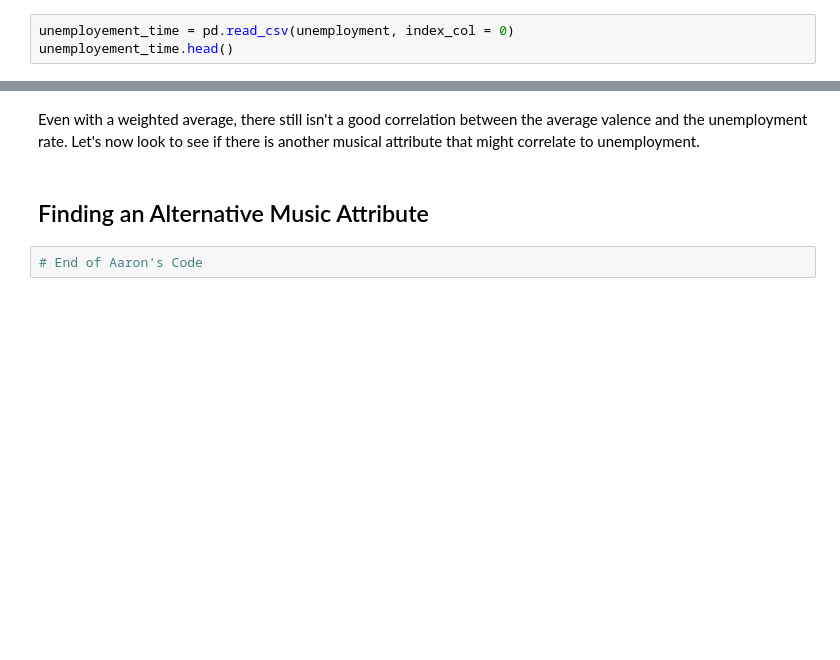
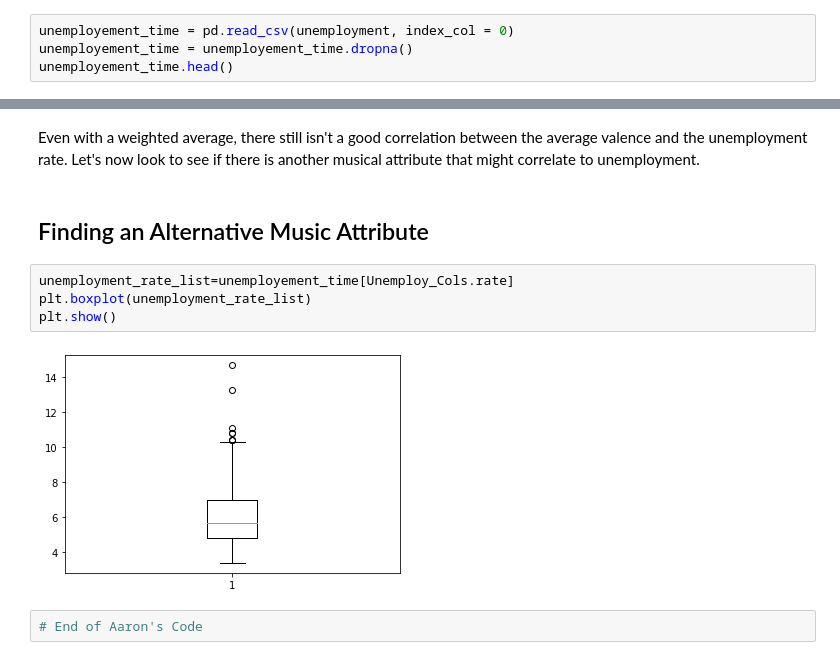
Before and after one commit to richardk6/Billboard-Project, a Jupyter notebook: code/data_analysis.ipynb, the cells around one changed output, grey strips where cells are left out. Drawn from its saved outputs; the diff is of its cells as text; blank space fills up the shorter version.

Commit message:
Added boxplot

```diff
--- a/code/data_analysis.ipynb
+++ b/code/data_analysis.ipynb
@@ -53,6 +53,7 @@ music_unemployment.head()
 | 4 | Heartaches By The Number | Guy Mitchell | 6 | 1960 | 1 | 4 | 0.584 | 0.589 | 5.0 | -11.203 | ... |
 # %%
 unemployement_time = pd.read_csv(unemployment, index_col = 0)
+unemployement_time = unemployement_time.dropna()
 unemployement_time.head()
 # %% [output]
 |  | Year | Month | Unemployment Rate |
@@ -190,6 +199,12 @@ plt.show()
 Even with a weighted average, there still isn't a good correlation between the average valence and the unemployment rate. Let's now look to see if there is another musical attribute that might correlate to unemployment.
 # %% [markdown]
 ## Finding an Alternative Music Attribute
+# %%
+unemployment_rate_list=unemployement_time[Unemploy_Cols.rate]
+plt.boxplot(unemployment_rate_list)
+plt.show()
+# %% [output]
+[figure, added]
 # %%
 # End of Aaron's Code
 # %%
```
Also changed, not shown: parts of 2 cells of this notebook.
